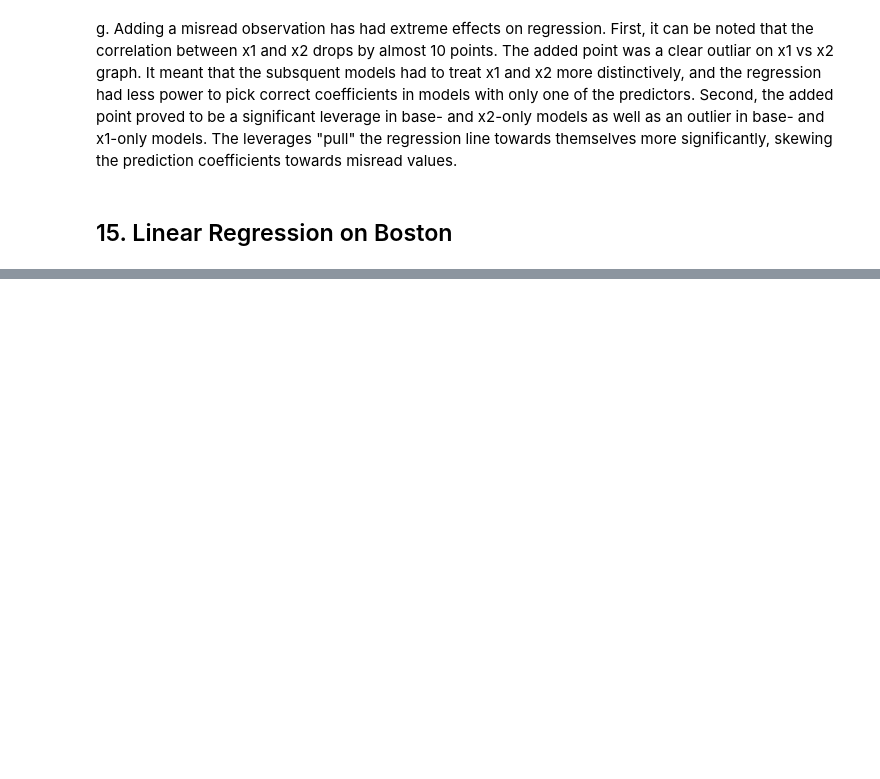
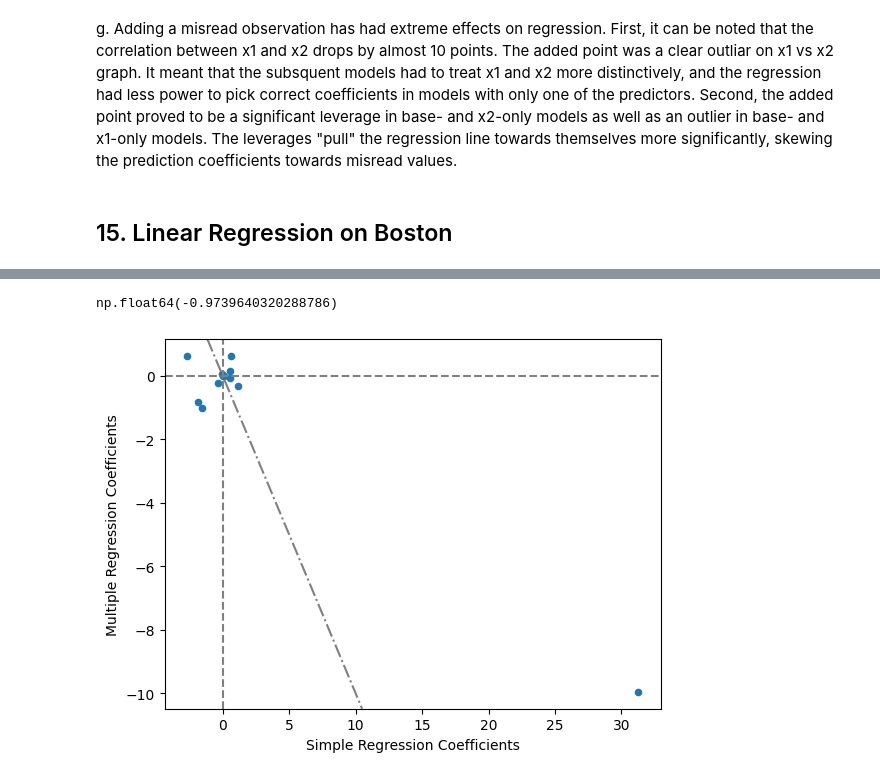
Before and after one commit to NDubelovskyi/ISLP, a Jupyter notebook: Chapter 3 Application.ipynb, the cells around one changed output, grey strips where cells are left out. Cells and saved outputs as stored; diff of their text form; code cells hidden in the pictures; blank space fills up the shorter version.

```diff
--- a/Chapter 3 Application.ipynb
+++ b/Chapter 3 Application.ipynb
@@ -1368,0 +1412,7 @@ g. Adding a misread observation has had extreme effects on regression. First, it
+# %%
+X = Boston.drop(columns=['crim'])
+X = MS(X.columns).fit_transform(X)
+
+model91 = sm.OLS(y, X)
+results91 = model91.fit()
+print(results91.summary())
@@ -1368,0 +1439,11 @@ g. Adding a misread observation has had extreme effects on regression. First, it
+# %%
+# Combine coefficients into a single data frame
+results9 = results91.params.to_frame()
+results9 = results9.drop(index=['intercept'])
+results9.columns = ['Multiple Regression Coefficients']
+results9['Simple Regression Coefficients'] = 0.0
+
+for pred in res.keys():
+  results9.loc[pred, 'Simple Regression Coefficients'] = res[pred].params.iloc[1]
+
+results9
@@ -1368,0 +1464,9 @@ g. Adding a misread observation has had extreme effects on regression. First, it
+# %%
+ax = results9.plot(x='Simple Regression Coefficients', y='Multiple Regression Coefficients', kind='scatter')
+ax.axhline(y=0, c='gray', linestyle='--')
+ax.axvline(x=0, c='gray', linestyle='--')
+ax.axline((0,0), slope=-1, c='gray', linestyle='-.')
+np.corrcoef(results9['Simple Regression Coefficients'], results9['Multiple Regression Coefficients'])[0][1]
+# %% [output]
+np.float64(-0.9739640320288786)
+[figure, added]
```
Also changed, not shown: parts of 22 cells of this notebook.
